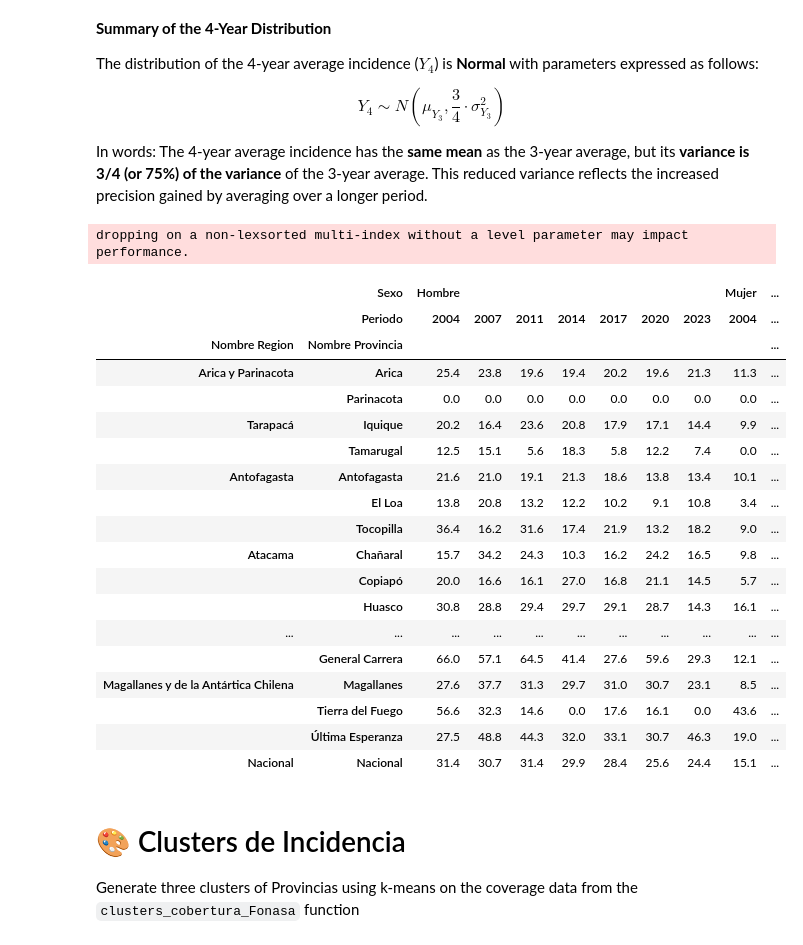
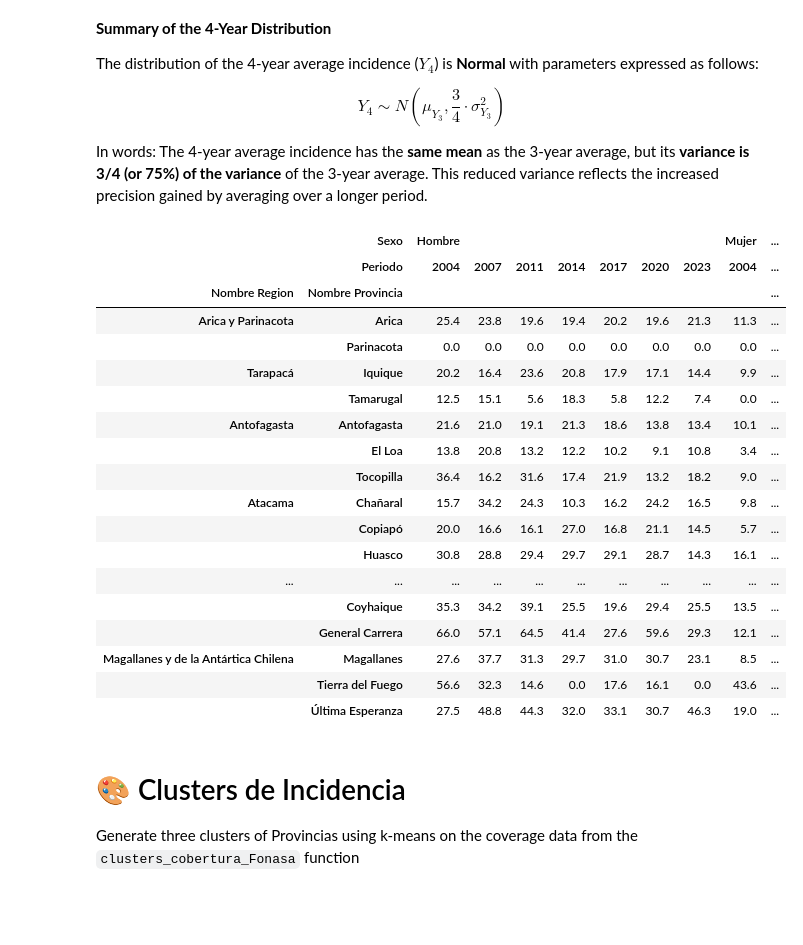
Before and after one commit to rlagosb/GastricCancerIncidence, a Jupyter notebook: 3_Analisis_Estimaciones_Chile.ipynb, the cells around one changed output. Drawn from its saved outputs; the diff is of its cells as text; code cells hidden in the pictures; blank space fills up the shorter version.

```diff
--- a/3_Analisis_Estimaciones_Chile.ipynb
+++ b/3_Analisis_Estimaciones_Chile.ipynb
@@ -554,55 +552,46 @@ $$Y_4 \sim N\left(\mu_{Y_3}, \frac{3}{4} \cdot \sigma^2_{Y_3}\right)$$
 
 In words: The 4-year average incidence has the **same mean** as the 3-year average, but its **variance is 3/4 (or 75%) of the variance** of the 3-year average. This reduced variance reflects the increased precision gained by averaging over a longer period.
 # %%
-#@title Material sup 4: Incidencia cruda por provincia y sexo
+#@title Material sup 5: Incidencia cruda por provincia y sexo
 
 def cargar_tasas_tabla3(df):
 
-  nac = (df[df.Grupo=='Objetivo'].
-        groupby(['Sexo','Periodo'])[['Casos','Poblacion']].sum().reset_index())
-  nac['Nombre Region'] = 'Nacional'
-  nac['Nombre Provincia'] = 'Nacional'
-
   df = (df[df.Grupo=='Objetivo'].
         groupby(['Nombre Region','Nombre Provincia','Sexo','Periodo'])[['Casos','Poblacion']].sum().reset_index())
-
-  df = pd.concat([df,nac])
 
   df['Incidencia'] = (df.Casos / df.Poblacion * HABS)
 
   df = (df.pivot_table(index=['Nombre Region','Nombre Provincia'],
                       columns=['Sexo','Periodo'],
                       values='Incidencia',
-                      aggfunc='mean',
-                      margins=True, margins_name='Total').round(1).drop('Total').
+                      aggfunc='mean').round(1).
         loc[['Arica y Parinacota', 'Tarapacá', 'Antofagasta', 'Atacama', 'Coquimbo', 'Valparaíso', 'Metropolitana de Santiago', 'Libertador General Bernardo O\'Higgins', 'Maule', 'Ñuble', 'Biobío', 'La Araucanía', 'Los Ríos', 'Los Lagos',
-             'Aysén del General Carlos Ibáñez del Campo', 'Magallanes y de la Antártica Chilena', 'Nacional']])
+             'Aysén del General Carlos Ibáñez del Campo', 'Magallanes y de la Antártica Chilena']])
 
   return df
 
 tasasProv = cargar_tasas_tabla3(poblaciones_tabla23.copy())
 tasasProv
 # %% [output]
-dropping on a non-lexsorted multi-index without a level parameter may impact performance.
 |  | Sexo | Hombre |  |  |  |  |  |  | Mujer | ... |
 |  | Periodo | 2004 | 2007 | 2011 | 2014 | 2017 | 2020 | 2023 | 2004 | ... |
 | Nombre Region | Nombre Provincia |  |  |  |  |  |  |  |  | ... |
 | Arica y Parinacota | Arica | 25.4 | 23.8 | 19.6 | 19.4 | 20.2 | 19.6 | 21.3 | 11.3 | ... |
 |  | Parinacota | 0.0 | 0.0 | 0.0 | 0.0 | 0.0 | 0.0 | 0.0 | 0.0 | ... |
 | Tarapacá | Iquique | 20.2 | 16.4 | 23.6 | 20.8 | 17.9 | 17.1 | 14.4 | 9.9 | ... |
 |  | Tamarugal | 12.5 | 15.1 | 5.6 | 18.3 | 5.8 | 12.2 | 7.4 | 0.0 | ... |
 | Antofagasta | Antofagasta | 21.6 | 21.0 | 19.1 | 21.3 | 18.6 | 13.8 | 13.4 | 10.1 | ... |
 |  | El Loa | 13.8 | 20.8 | 13.2 | 12.2 | 10.2 | 9.1 | 10.8 | 3.4 | ... |
 |  | Tocopilla | 36.4 | 16.2 | 31.6 | 17.4 | 21.9 | 13.2 | 18.2 | 9.0 | ... |
 | Atacama | Chañaral | 15.7 | 34.2 | 24.3 | 10.3 | 16.2 | 24.2 | 16.5 | 9.8 | ... |
 |  | Copiapó | 20.0 | 16.6 | 16.1 | 27.0 | 16.8 | 21.1 | 14.5 | 5.7 | ... |
 |  | Huasco | 30.8 | 28.8 | 29.4 | 29.7 | 29.1 | 28.7 | 14.3 | 16.1 | ... |
 | ... | ... | ... | ... | ... | ... | ... | ... | ... | ... | ... |
+|  | Coyhaique | 35.3 | 34.2 | 39.1 | 25.5 | 19.6 | 29.4 | 25.5 | 13.5 | ... |
 |  | General Carrera | 66.0 | 57.1 | 64.5 | 41.4 | 27.6 | 59.6 | 29.3 | 12.1 | ... |
 | Magallanes y de la Antártica Chilena | Magallanes | 27.6 | 37.7 | 31.3 | 29.7 | 31.0 | 30.7 | 23.1 | 8.5 | ... |
 |  | Tierra del Fuego | 56.6 | 32.3 | 14.6 | 0.0 | 17.6 | 16.1 | 0.0 | 43.6 | ... |
 |  | Última Esperanza | 27.5 | 48.8 | 44.3 | 32.0 | 33.1 | 30.7 | 46.3 | 19.0 | ... |
-| Nacional | Nacional | 31.4 | 30.7 | 31.4 | 29.9 | 28.4 | 25.6 | 24.4 | 15.1 | ... |
 # %% [markdown]
 # 🎨 Clusters de Incidencia
 Generate three clusters of Provincias using k-means on the coverage data from the `clusters_cobertura_Fonasa` function
```
Also changed, not shown: parts of 6 cells of this notebook.
